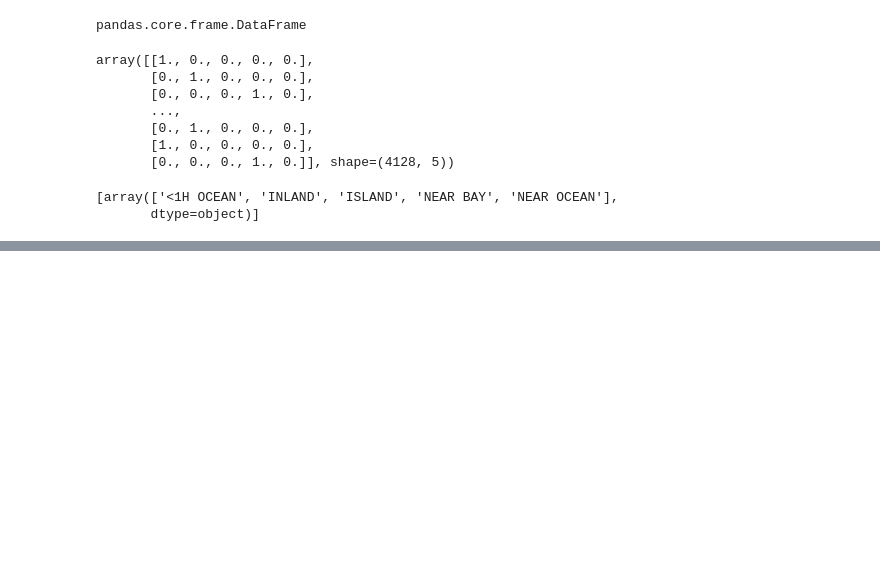
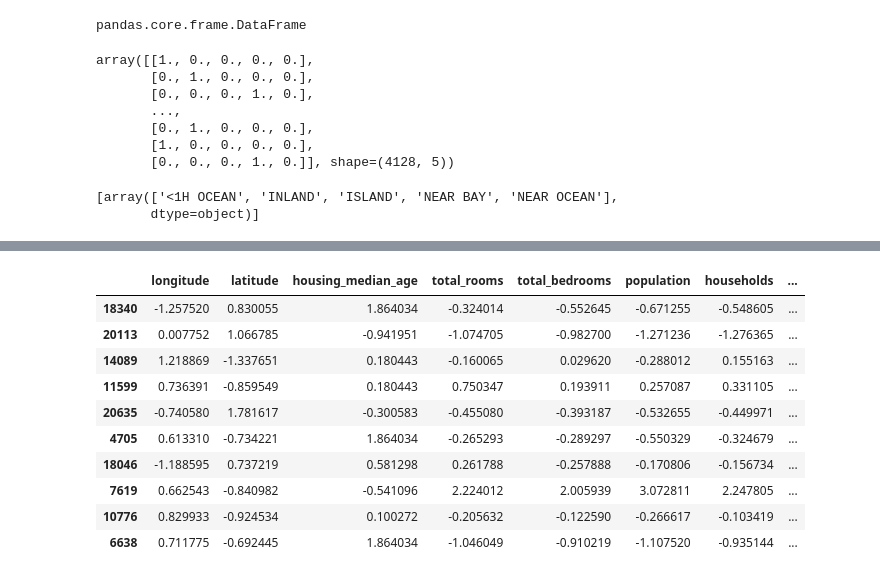
Before and after one commit to saptarshidas219/ML_Prog, a Jupyter notebook: calfornia_test.ipynb, the cells around one changed output, grey strips where cells are left out. Saved outputs shown, nothing was run; the diff lists cells and outputs as text; code cells hidden in the pictures; blank space fills up the shorter version.

```diff
--- a/calfornia_test.ipynb
+++ b/calfornia_test.ipynb
@@ -147,0 +168,20 @@ onehatencode.categories_
+# %%
+from sklearn.preprocessing import StandardScaler
+scaler = StandardScaler()
+# %%
+train_standard = scaler.fit_transform(train_data)
+# %%
+train_standard = pd.DataFrame(train_standard,columns=train_data.columns,index = train_data.index)
+train_standard.sample(10)
+# %% [output]
+|  | longitude | latitude | housing_median_age | total_rooms | total_bedrooms | population | households | ... |
+| 18340 | -1.257520 | 0.830055 | 1.864034 | -0.324014 | -0.552645 | -0.671255 | -0.548605 | ... |
+| 20113 | 0.007752 | 1.066785 | -0.941951 | -1.074705 | -0.982700 | -1.271236 | -1.276365 | ... |
+| 14089 | 1.218869 | -1.337651 | 0.180443 | -0.160065 | 0.029620 | -0.288012 | 0.155163 | ... |
+| 11599 | 0.736391 | -0.859549 | 0.180443 | 0.750347 | 0.193911 | 0.257087 | 0.331105 | ... |
+| 20635 | -0.740580 | 1.781617 | -0.300583 | -0.455080 | -0.393187 | -0.532655 | -0.449971 | ... |
+| 4705 | 0.613310 | -0.734221 | 1.864034 | -0.265293 | -0.289297 | -0.550329 | -0.324679 | ... |
+| 18046 | -1.188595 | 0.737219 | 0.581298 | 0.261788 | -0.257888 | -0.170806 | -0.156734 | ... |
+| 7619 | 0.662543 | -0.840982 | -0.541096 | 2.224012 | 2.005939 | 3.072811 | 2.247805 | ... |
+| 10776 | 0.829933 | -0.924534 | 0.100272 | -0.205632 | -0.122590 | -0.266617 | -0.103419 | ... |
+| 6638 | 0.711775 | -0.692445 | 1.864034 | -1.046049 | -0.910219 | -1.107520 | -0.935144 | ... |
```
Also changed, not shown: parts of 8 cells of this notebook, 1 other file.
